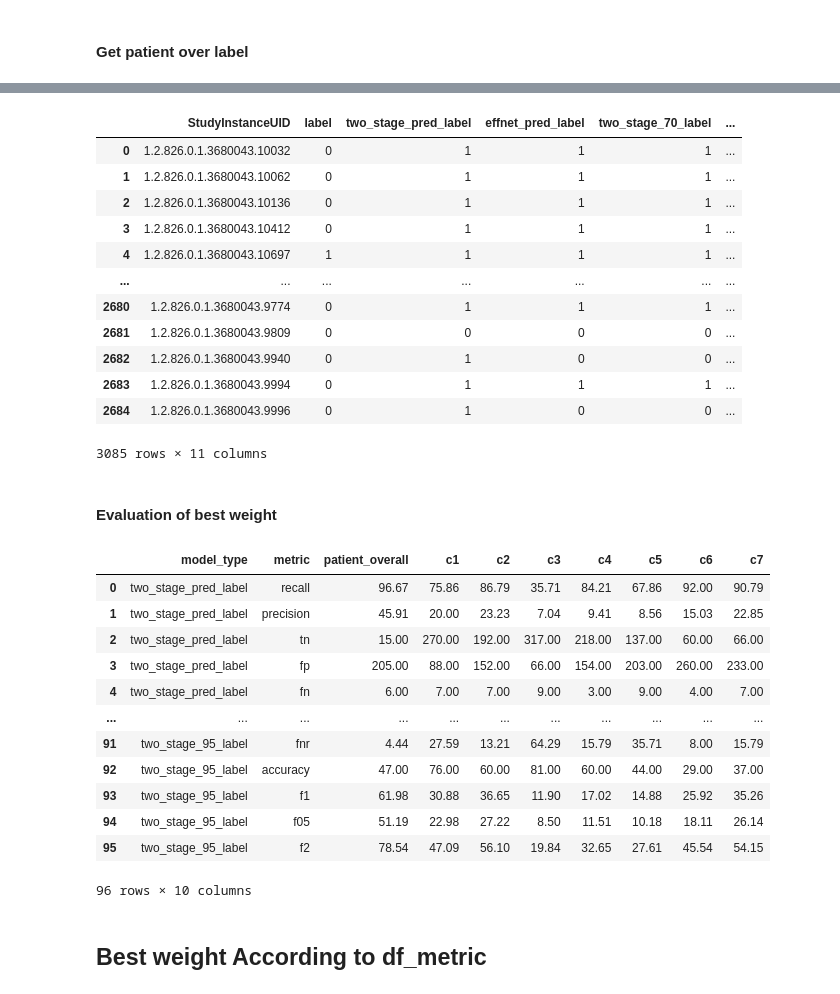
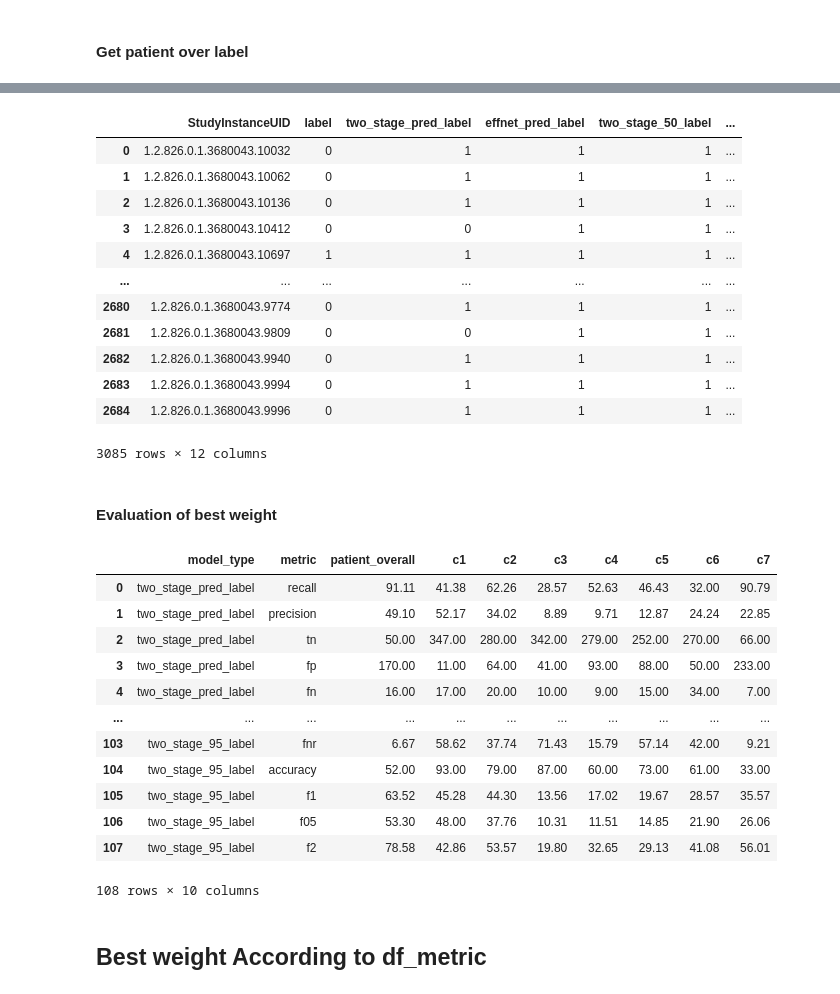
Before and after one commit to janehung04/UCB-w210-2022-fall-neckfrac, a Jupyter notebook: post_processing_ensemble_f1.ipynb, the cells around one changed output, grey strips where cells are left out. Drawn from its saved outputs; the diff is of its cells as text; code cells hidden in the pictures.

```diff
--- a/post_processing_ensemble.ipynb
+++ b/post_processing_ensemble_f1.ipynb
@@ -199,12 +199,12 @@ overall_infer_test = overall_infer[overall_infer['train'] == 0]
 # %% [markdown]
 #### Add model weight
 # %%
-two_stage_weight = [0.7,0.75,0.8,0.85,0.9,0.95]
+two_stage_weight = [0.5,0.6,0.7,0.8,0.85,0.9,0.95]
 for i in two_stage_weight:
     overall_infer_train[f'two_stage_{int(100*i)}'] = overall_infer_train['two_stage_pred']*i + overall_infer_train['effnet_pred']*(1-i)
 
-overall_infer_train['two_stage_pred_label'] = np.where(overall_infer_train['two_stage_pred']>=overall_infer_train['two_stage_threshold'],1,0)
-overall_infer_train['effnet_pred_label'] = np.where(overall_infer_train['effnet_pred']>=overall_infer_train['effnet_threshold'],1,0)
+#overall_infer_train['two_stage_pred_label'] = np.where(overall_infer_train['two_stage_pred']>=overall_infer_train['two_stage_threshold'],1,0)
+#overall_infer_train['effnet_pred_label'] = np.where(overall_infer_train['effnet_pred']>=overall_infer_train['effnet_threshold'],1,0)
 
 overall_infer_train
 # %% [output]
@@ -368,8 +386,11 @@ overall_infer_train
 # %%
-two_stage_weight = [0.7,0.75,0.8,0.85,0.9,0.95]
+two_stage_weight = [0.5,0.6,0.7,0.8,0.85,0.9,0.95]
 for i in two_stage_weight:
     overall_infer_train[f'two_stage_{int(100*i)}_label'] = np.where(overall_infer_train[f'two_stage_{int(100*i)}']>=overall_infer_train[f'two_stage_{int(100*i)}_thresdhold'],1,0)
 
+overall_infer_train['two_stage_pred_label'] = np.where(overall_infer_train['two_stage_pred']>=overall_infer_train['two_stage_thresdhold'],1,0)
+overall_infer_train['effnet_pred_label'] = np.where(overall_infer_train['effnet_pred']>=overall_infer_train['effnet_thresdhold'],1,0)
+
 overall_infer_train
 # %% [output]
 |  | StudyInstanceUID | prediction_type | cid | x0 | x1 | y0 | y1 | z0 | z1 | ... |
@@ -388,14 +409,16 @@ overall_infer_train
 # %% [markdown]
 #### Get patient over label
 # %%
-overall_infer_train_overall = overall_infer_train.groupby('StudyInstanceUID')[['label','two_stage_pred_label','effnet_pred_label','two_stage_70_label',
-                                                       'two_stage_75_label','two_stage_80_label','two_stage_85_label',
+overall_infer_train_overall = overall_infer_train.groupby('StudyInstanceUID')[['label','two_stage_pred_label','effnet_pred_label',
+                                                       'two_stage_50_label','two_stage_60_label',
+                                                       'two_stage_70_label','two_stage_80_label','two_stage_85_label',
                                                        'two_stage_90_label','two_stage_95_label']].sum().reset_index()
 overall_infer_train_overall['label'] =  np.where(overall_infer_train_overall['label']>0,1,0)
 overall_infer_train_overall['two_stage_pred_label'] =  np.where(overall_infer_train_overall['two_stage_pred_label']>0,1,0)
 overall_infer_train_overall['effnet_pred_label'] =  np.where(overall_infer_train_overall['effnet_pred_label']>0,1,0)
+overall_infer_train_overall['two_stage_50_label'] =  np.where(overall_infer_train_overall['two_stage_50_label']>0,1,0)
+overall_infer_train_overall['two_stage_60_label'] =  np.where(overall_infer_train_overall['two_stage_60_label']>0,1,0)
 overall_infer_train_overall['two_stage_70_label'] =  np.where(overall_infer_train_overall['two_stage_70_label']>0,1,0)
-overall_infer_train_overall['two_stage_75_label'] =  np.where(overall_infer_train_overall['two_stage_75_label']>0,1,0)
 overall_infer_train_overall['two_stage_80_label'] =  np.where(overall_infer_train_overall['two_stage_80_label']>0,1,0)
 overall_infer_train_overall['two_stage_85_label'] =  np.where(overall_infer_train_overall['two_stage_85_label']>0,1,0)
 overall_infer_train_overall['two_stage_90_label'] =  np.where(overall_infer_train_overall['two_stage_90_label']>0,1,0)
@@ -419,20 +442,21 @@ overall_infer_train_overall
 # %%
 overall_infer_train_full = pd.concat([overall_infer_train_overall,
-                                      overall_infer_train[['StudyInstanceUID', 'label','two_stage_pred_label','effnet_pred_label','two_stage_70_label',
-                                                       'two_stage_75_label','two_stage_80_label','two_stage_85_label',
+                                      overall_infer_train[['StudyInstanceUID', 'label','two_stage_pred_label','effnet_pred_label',
+                                                        'two_stage_50_label','two_stage_60_label',
+                                                       'two_stage_70_label','two_stage_80_label','two_stage_85_label',
                                                        'two_stage_90_label','two_stage_95_label','prediction_type']]])
 overall_infer_train_full
 # %% [output]
-|  | StudyInstanceUID | label | two_stage_pred_label | effnet_pred_label | two_stage_70_label | ... |
+|  | StudyInstanceUID | label | two_stage_pred_label | effnet_pred_label | two_stage_50_label | ... |
 | 0 | 1.2.826.0.1.3680043.10032 | 0 | 1 | 1 | 1 | ... |
 | 1 | 1.2.826.0.1.3680043.10062 | 0 | 1 | 1 | 1 | ... |
 | 2 | 1.2.826.0.1.3680043.10136 | 0 | 1 | 1 | 1 | ... |
-| 3 | 1.2.826.0.1.3680043.10412 | 0 | 1 | 1 | 1 | ... |
+| 3 | 1.2.826.0.1.3680043.10412 | 0 | 0 | 1 | 1 | ... |
 | 4 | 1.2.826.0.1.3680043.10697 | 1 | 1 | 1 | 1 | ... |
 | ... | ... | ... | ... | ... | ... | ... |
 | 2680 | 1.2.826.0.1.3680043.9774 | 0 | 1 | 1 | 1 | ... |
-| 2681 | 1.2.826.0.1.3680043.9809 | 0 | 0 | 0 | 0 | ... |
-| 2682 | 1.2.826.0.1.3680043.9940 | 0 | 1 | 0 | 0 | ... |
+| 2681 | 1.2.826.0.1.3680043.9809 | 0 | 0 | 1 | 1 | ... |
+| 2682 | 1.2.826.0.1.3680043.9940 | 0 | 1 | 1 | 1 | ... |
 | 2683 | 1.2.826.0.1.3680043.9994 | 0 | 1 | 1 | 1 | ... |
-| 2684 | 1.2.826.0.1.3680043.9996 | 0 | 1 | 0 | 0 | ... |
+| 2684 | 1.2.826.0.1.3680043.9996 | 0 | 1 | 1 | 1 | ... |
-3085 rows × 11 columns
+3085 rows × 12 columns
@@ -450,52 +472,52 @@ c3 = []
 c4 = []
 c5 = []
 c6 = []
 c7 = []
 
 vertebrae = ['patient_overall', 'C1', 'C2', 'C3', 'C4', 'C5', 'C6', 'C7']
-label = ['two_stage_pred_label','effnet_pred_label','two_stage_70_label','two_stage_75_label',
+label = ['two_stage_pred_label','effnet_pred_label','two_stage_50_label','two_stage_60_label','two_stage_70_label',
          'two_stage_80_label','two_stage_85_label','two_stage_90_label','two_stage_95_label']
 metric_name = ['recall', 'precision', 'tn', 'fp', 'fn', 'tp', 'fpr', 'fnr', 'accuracy', 'f1', 'f05', 'f2']
 
 for j in label:
 
-    metric_value_overall = define_eval_metrics(overall_infer_train_fill[overall_infer_train_fill['prediction_type']=='patient_overall'],'label', j)
-    metric_value_c1 = define_eval_metrics(overall_infer_train_fill[overall_infer_train_fill['prediction_type']=='C1'],'label', j)
-    metric_value_c2 = define_eval_metrics(overall_infer_train_fill[overall_infer_train_fill['prediction_type']=='C2'],'label', j)
-    metric_value_c3 = define_eval_metrics(overall_infer_train_fill[overall_infer_train_fill['prediction_type']=='C3'],'label', j)
-    metric_value_c4 = define_eval_metrics(overall_infer_train_fill[overall_infer_train_fill['prediction_type']=='C4'],'label', j)
-    metric_value_c5 = define_eval_metrics(overall_infer_train_fill[overall_infer_train_fill['prediction_type']=='C5'],'label', j)
-    metric_value_c6 = define_eval_metrics(overall_infer_train_fill[overall_infer_train_fill['prediction_type']=='C6'],'label', j)
-    metric_value_c7 = define_eval_metrics(overall_infer_train_fill[overall_infer_train_fill['prediction_type']=='C7'],'label', j)
+    metric_value_overall = define_eval_metrics(overall_infer_train_full[overall_infer_train_full['prediction_type']=='patient_overall'],'label', j)
+    metric_value_c1 = define_eval_metrics(overall_infer_train_full[overall_infer_train_full['prediction_type']=='C1'],'label', j)
+    metric_value_c2 = define_eval_metrics(overall_infer_train_full[overall_infer_train_full['prediction_type']=='C2'],'label', j)
+    metric_value_c3 = define_eval_metrics(overall_infer_train_full[overall_infer_train_full['prediction_type']=='C3'],'label', j)
+    metric_value_c4 = define_eval_metrics(overall_infer_train_full[overall_infer_train_full['prediction_type']=='C4'],'label', j)
+    metric_value_c5 = define_eval_metrics(overall_infer_train_full[overall_infer_train_full['prediction_type']=='C5'],'label', j)
+    metric_value_c6 = define_eval_metrics(overall_infer_train_full[overall_infer_train_full['prediction_type']=='C6'],'label', j)
+    metric_value_c7 = define_eval_metrics(overall_infer_train_full[overall_infer_train_full['prediction_type']=='C7'],'label', j)
 
     for m in range(12):
         model_type.append(j)
         metric.append(metric_name[m])
         patient_overall.append(metric_value_overall[m])
         c1.append(metric_value_c1[m])
         c2.append(metric_value_c2[m])
         c3.append(metric_value_c3[m])
         c4.append(metric_value_c4[m])
         c5.append(metric_value_c5[m])
         c6.append(metric_value_c6[m])
         c7.append(metric_value_c7[m])
 
 
 df_metric = pd.DataFrame(dict(model_type=model_type,metric=metric,patient_overall=patient_overall,
                              c1=c1,c2=c2,c3=c3,c4=c4,c5=c5,c6=c6,c7=c7))
 df_metric
 # %% [output]
 |  | model_type | metric | patient_overall | c1 | c2 | c3 | c4 | c5 | c6 | c7 |
-| 0 | two_stage_pred_label | recall | 96.67 | 75.86 | 86.79 | 35.71 | 84.21 | 67.86 | 92.00 | 90.79 |
-| 1 | two_stage_pred_label | precision | 45.91 | 20.00 | 23.23 | 7.04 | 9.41 | 8.56 | 15.03 | 22.85 |
-| 2 | two_stage_pred_label | tn | 15.00 | 270.00 | 192.00 | 317.00 | 218.00 | 137.00 | 60.00 | 66.00 |
-| 3 | two_stage_pred_label | fp | 205.00 | 88.00 | 152.00 | 66.00 | 154.00 | 203.00 | 260.00 | 233.00 |
-| 4 | two_stage_pred_label | fn | 6.00 | 7.00 | 7.00 | 9.00 | 3.00 | 9.00 | 4.00 | 7.00 |
+| 0 | two_stage_pred_label | recall | 91.11 | 41.38 | 62.26 | 28.57 | 52.63 | 46.43 | 32.00 | 90.79 |
+| 1 | two_stage_pred_label | precision | 49.10 | 52.17 | 34.02 | 8.89 | 9.71 | 12.87 | 24.24 | 22.85 |
+| 2 | two_stage_pred_label | tn | 50.00 | 347.00 | 280.00 | 342.00 | 279.00 | 252.00 | 270.00 | 66.00 |
+| 3 | two_stage_pred_label | fp | 170.00 | 11.00 | 64.00 | 41.00 | 93.00 | 88.00 | 50.00 | 233.00 |
+| 4 | two_stage_pred_label | fn | 16.00 | 17.00 | 20.00 | 10.00 | 9.00 | 15.00 | 34.00 | 7.00 |
 | ... | ... | ... | ... | ... | ... | ... | ... | ... | ... | ... |
-| 91 | two_stage_95_label | fnr | 4.44 | 27.59 | 13.21 | 64.29 | 15.79 | 35.71 | 8.00 | 15.79 |
-| 92 | two_stage_95_label | accuracy | 47.00 | 76.00 | 60.00 | 81.00 | 60.00 | 44.00 | 29.00 | 37.00 |
-| 93 | two_stage_95_label | f1 | 61.98 | 30.88 | 36.65 | 11.90 | 17.02 | 14.88 | 25.92 | 35.26 |
-| 94 | two_stage_95_label | f05 | 51.19 | 22.98 | 27.22 | 8.50 | 11.51 | 10.18 | 18.11 | 26.14 |
-| 95 | two_stage_95_label | f2 | 78.54 | 47.09 | 56.10 | 19.84 | 32.65 | 27.61 | 45.54 | 54.15 |
+| 103 | two_stage_95_label | fnr | 6.67 | 58.62 | 37.74 | 71.43 | 15.79 | 57.14 | 42.00 | 9.21 |
+| 104 | two_stage_95_label | accuracy | 52.00 | 93.00 | 79.00 | 87.00 | 60.00 | 73.00 | 61.00 | 33.00 |
+| 105 | two_stage_95_label | f1 | 63.52 | 45.28 | 44.30 | 13.56 | 17.02 | 19.67 | 28.57 | 35.57 |
+| 106 | two_stage_95_label | f05 | 53.30 | 48.00 | 37.76 | 10.31 | 11.51 | 14.85 | 21.90 | 26.06 |
+| 107 | two_stage_95_label | f2 | 78.58 | 42.86 | 53.57 | 19.80 | 32.65 | 29.13 | 41.08 | 56.01 |
-96 rows × 10 columns
+108 rows × 10 columns
 # %%
```
Also changed, not shown: parts of 17 cells of this notebook, 1 other file.
